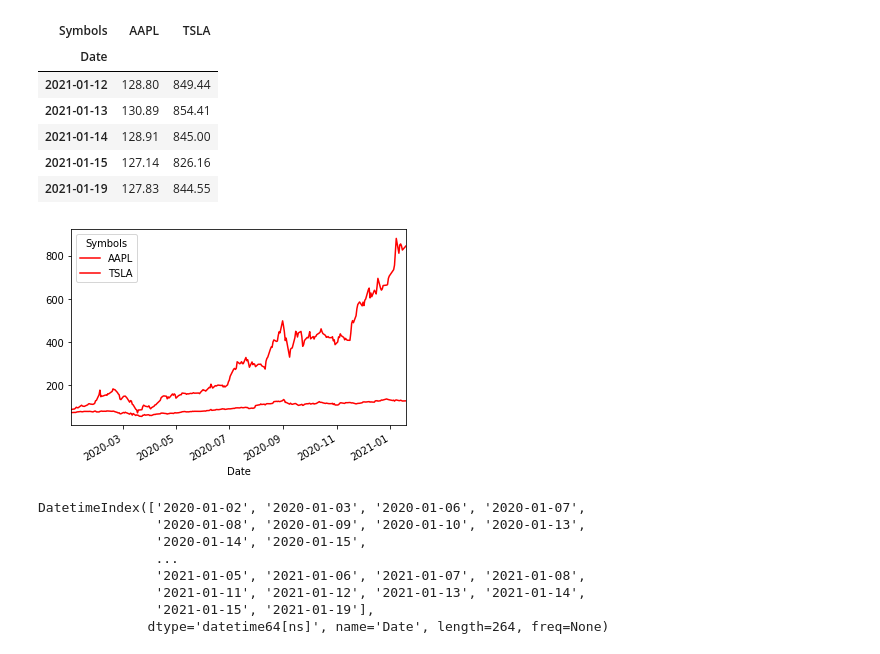
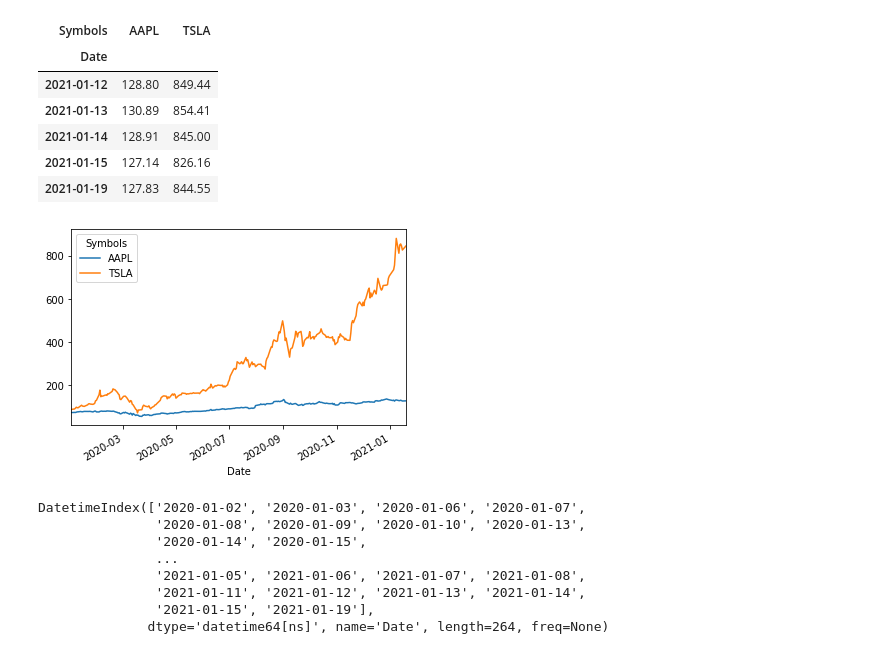
Before and after one commit to PJalgotrader/ML-USU-SP21, a Jupyter notebook: Classes/Class 3- Python Crash Course/Class 3-notebooks/7- Time series in Python.ipynb, the cells around one changed output. Cells and saved outputs as stored; diff of their text form; code cells hidden in the pictures.

```diff
--- a/Classes/Class 3- Python Crash Course/Class 3-notebooks/7- Time series in Python.ipynb
+++ b/Classes/Class 3- Python Crash Course/Class 3-notebooks/7- Time series in Python.ipynb
@@ -154,11 +154,11 @@ df.tail()
 # %%
 import matplotlib.pyplot as plt
 # %%
-df.plot(c='red')
+df.plot()
 
 plt.show()
 # %% [output]
-[figure, old version]
+[figure, new version]
 # %%
 df.index
 # %% [output]
```
Also changed, not shown: parts of 7 cells of this notebook.
